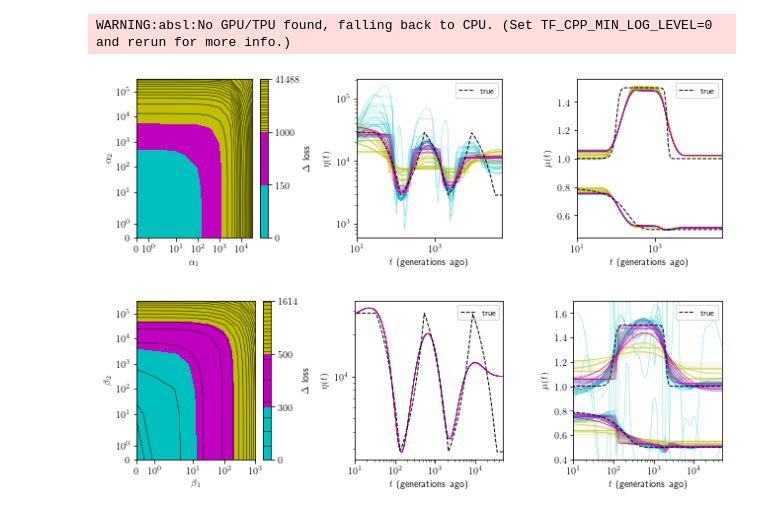
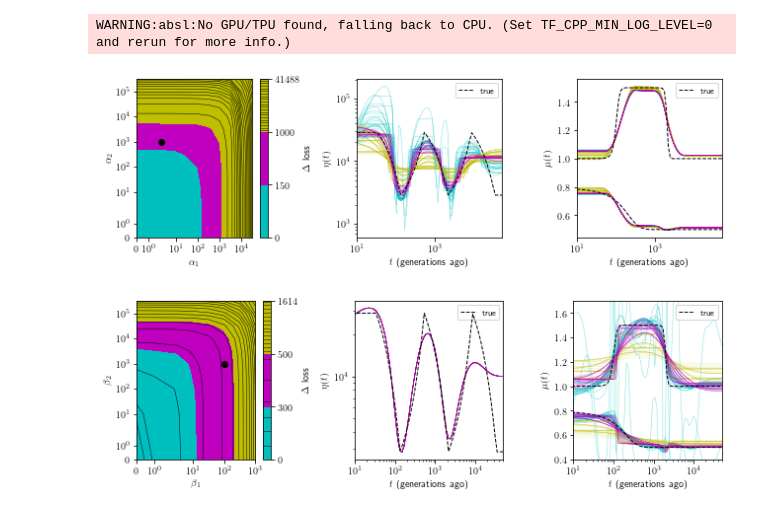
Before and after one commit to harrispopgen/mushi, a Jupyter notebook: simulation/plots.ipynb, the cells around one changed output. Drawn from its saved outputs; the diff is of its cells as text; code cells hidden in the pictures.

Commit message:
annotate points where sweeps touch

```diff
--- a/simulation/plots.ipynb
+++ b/simulation/plots.ipynb
@@ -34,6 +34,8 @@ cbar = fig.colorbar(heatmap)
 cbar.ax.set_ylabel(r'$\Delta$ loss')
 # Add the contour line levels to the colorbar
 cbar.add_lines(contour)
+# annotate point used for other sweep
+plt.plot(2e0, 1e3, 'ko')
 plt.xscale('symlog')
 plt.yscale('symlog')
 plt.xlabel(r'$\alpha_1$')
@@ -52,34 +54,34 @@ for i, data in enumerate(heatmap_data):
         zorder = 1
         color = 'c'
         lw = .5
     else:
         alpha = .25
         zorder = 1
         color = 'y'
         lw = .5
 
     plt.sca(axes[1])
     ksfs.eta.plot(alpha=alpha, zorder=zorder, lw=lw, c=color)
 
     plt.sca(axes[2])
     ksfs.mu.plot((0, 1), alpha=alpha, zorder=zorder, lw=lw, c=color)
 
 
 plt.sca(axes[1])
 eta_true.plot(c='k', alpha=1, ls='--', lw=1, label='true', zorder=1000)
 plt.legend(fontsize=8, loc='upper right')
 plt.xlim([1e1, 5e4])
 
 plt.sca(axes[2])
 mu_true.plot((0,), c='k', alpha=1, ls='--', lw=1, label='true', zorder=1000)
 mu_true.plot((1,), c='k', alpha=1, ls='--', lw=1, zorder=1000)
 plt.legend(fontsize=8, loc='upper right')
 plt.xlim([1e1, 5e4])
 
 plt.tight_layout()
 plt.savefig('eta_sweep.pdf')
 # %% [output]
-[figure, old version]
+[figure, new version]
 # %%
 heatmap_data = []
 for i, f in enumerate(glob.glob('output/mu_sweep/*/dat*')):
@@ -105,6 +107,8 @@ cbar = fig.colorbar(heatmap)
 cbar.ax.set_ylabel(r'$\Delta$ loss')
 # Add the contour line levels to the colorbar
 cbar.add_lines(contour)
+# annotate point used for other sweep
+plt.plot(1e2, 1e3, 'ko')
 plt.xscale('symlog')
 plt.yscale('symlog')
 plt.xlabel(r'$\beta_1$')
@@ -151,4 +155,4 @@ plt.ylim([0.4, 1.7])
 plt.tight_layout()
 plt.savefig('mu_sweep.pdf')
 # %% [output]
-[figure, old version]
+[figure, new version]
```
